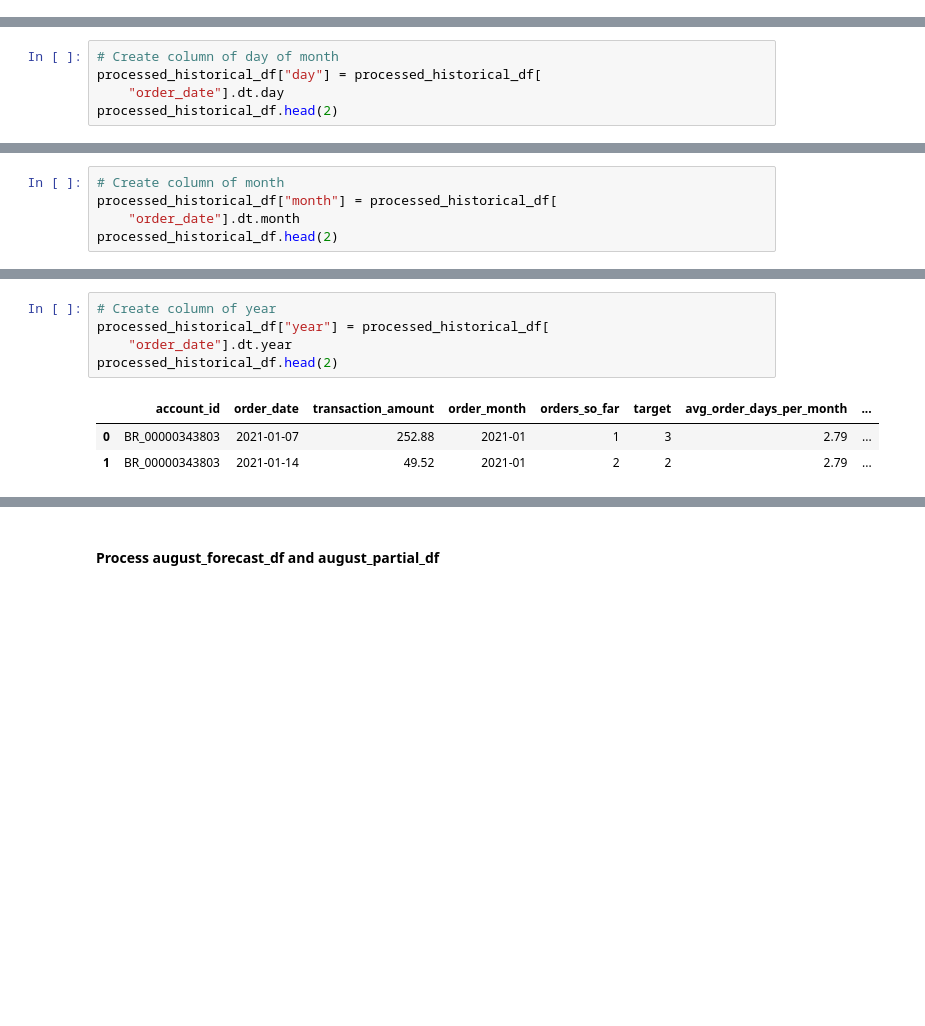
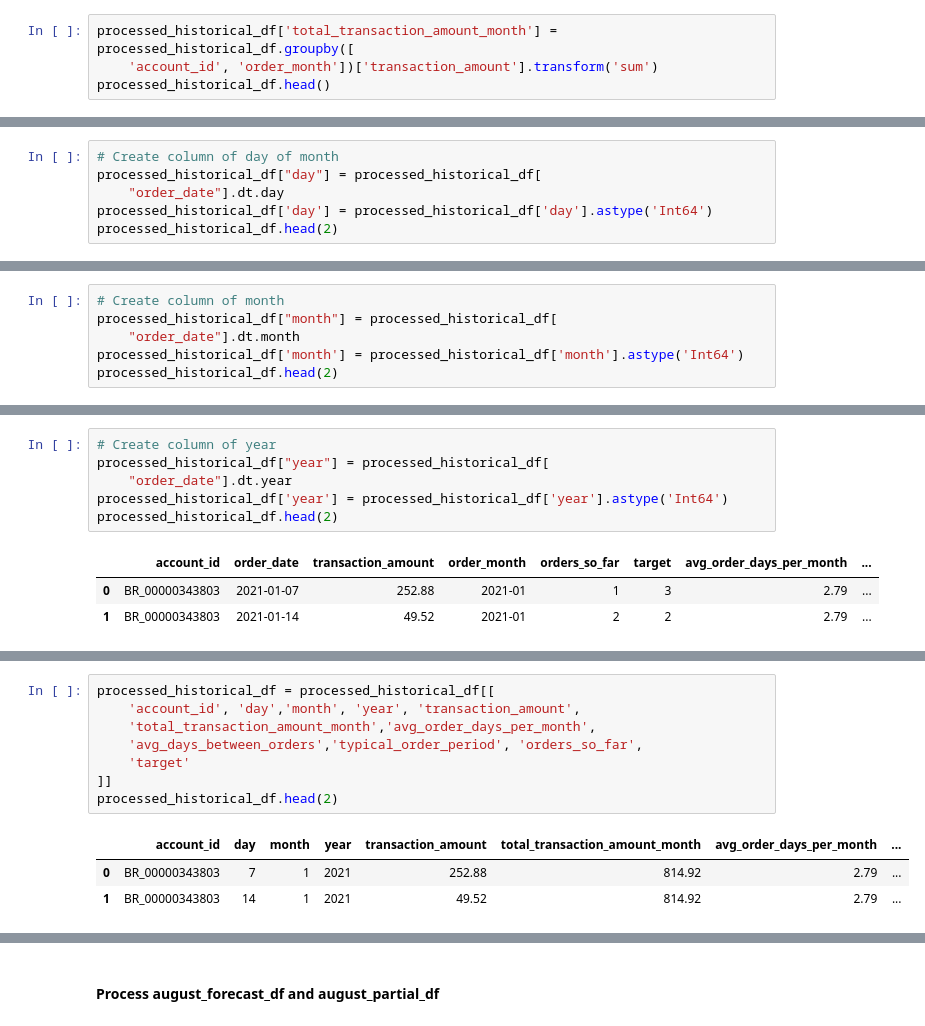
Before and after one commit to telmacarvalho/cases, a Jupyter notebook: case_bees.ipynb, the cells around one changed output, grey strips where cells are left out. Cells and saved outputs as stored; diff of their text form; blank space fills up the shorter version.

```diff
--- a/case_bees.ipynb
+++ b/case_bees.ipynb
@@ -902,3 +903,7 @@ processed_historical_df.isnull().sum()
 | avg_days_between_orders | 0 |
 | typical_order_period | 0 |
 dtype: int64
+# %%
+processed_historical_df['total_transaction_amount_month'] = processed_historical_df.groupby([
+    'account_id', 'order_month'])['transaction_amount'].transform('sum')
+processed_historical_df.head()
@@ -906,6 +918,7 @@ dtype: int64
 # Create column of day of month
 processed_historical_df["day"] = processed_historical_df[
     "order_date"].dt.day
+processed_historical_df['day'] = processed_historical_df['day'].astype('Int64')
 processed_historical_df.head(2)
 # %% [output]
 |  | account_id | order_date | transaction_amount | order_month | orders_so_far | target | avg_order_days_per_month | ... |
@@ -915,6 +928,7 @@ processed_historical_df.head(2)
 # Create column of month
 processed_historical_df["month"] = processed_historical_df[
     "order_date"].dt.month
+processed_historical_df['month'] = processed_historical_df['month'].astype('Int64')
 processed_historical_df.head(2)
 # %% [output]
 |  | account_id | order_date | transaction_amount | order_month | orders_so_far | target | avg_order_days_per_month | ... |
@@ -924,6 +938,7 @@ processed_historical_df.head(2)
 # Create column of year
 processed_historical_df["year"] = processed_historical_df[
     "order_date"].dt.year
+processed_historical_df['year'] = processed_historical_df['year'].astype('Int64')
 processed_historical_df.head(2)
 # %% [output]
 |  | account_id | order_date | transaction_amount | order_month | orders_so_far | target | avg_order_days_per_month | ... |
@@ -950,3 +973,15 @@ processed_historical_df
+# %%
+processed_historical_df = processed_historical_df[[
+    'account_id', 'day','month', 'year', 'transaction_amount',
+    'total_transaction_amount_month','avg_order_days_per_month',
+    'avg_days_between_orders','typical_order_period', 'orders_so_far',
+    'target'
+]]
+processed_historical_df.head(2)
+# %% [output]
+|  | account_id | day | month | year | transaction_amount | total_transaction_amount_month | avg_order_days_per_month | ... |
+| 0 | BR_00000343803 | 7 | 1 | 2021 | 252.88 | 814.92 | 2.79 | ... |
+| 1 | BR_00000343803 | 14 | 1 | 2021 | 49.52 | 814.92 | 2.79 | ... |
 # %%
 processed_historical_df.info()
 # %% [output]
```
Also changed, not shown: parts of 32 cells of this notebook.
